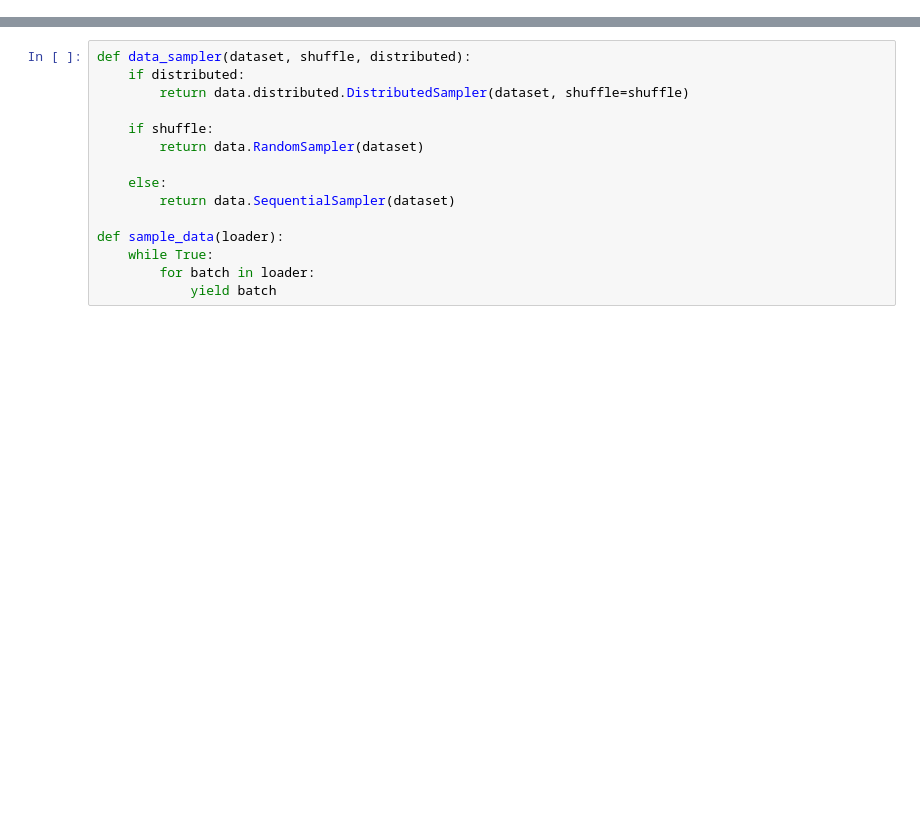
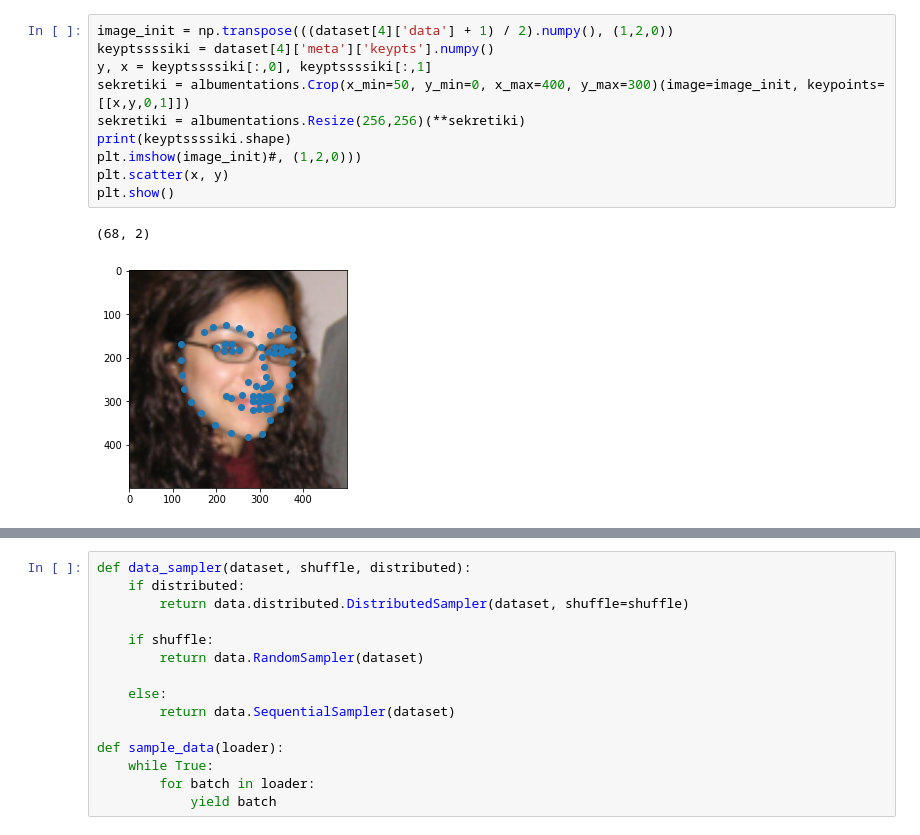
Before and after one commit to YaroslavBespalov/unsupervised_segmentation, a Jupyter notebook: examples/data.ipynb, the cells around one changed output, grey strips where cells are left out. Saved outputs shown, nothing was run; the diff lists cells and outputs as text; blank space fills up the shorter version.

```diff
--- a/examples/data.ipynb
+++ b/examples/data.ipynb
@@ -20,0 +359,13 @@ import matplotlib.image as mpimg
+# %%
+image_init = np.transpose(((dataset[4]['data'] + 1) / 2).numpy(), (1,2,0))
+keyptssssiki = dataset[4]['meta']['keypts'].numpy()
+y, x = keyptssssiki[:,0], keyptssssiki[:,1]
+sekretiki = albumentations.Crop(x_min=50, y_min=0, x_max=400, y_max=300)(image=image_init, keypoints=[[x,y,0,1]])
+sekretiki = albumentations.Resize(256,256)(**sekretiki)
+print(keyptssssiki.shape)
+plt.imshow(image_init)#, (1,2,0)))
+plt.scatter(x, y)
+plt.show()
+# %% [output]
+(68, 2)
+[figure, added]
```
Also changed, not shown: parts of 28 cells of this notebook, 18 other files.
